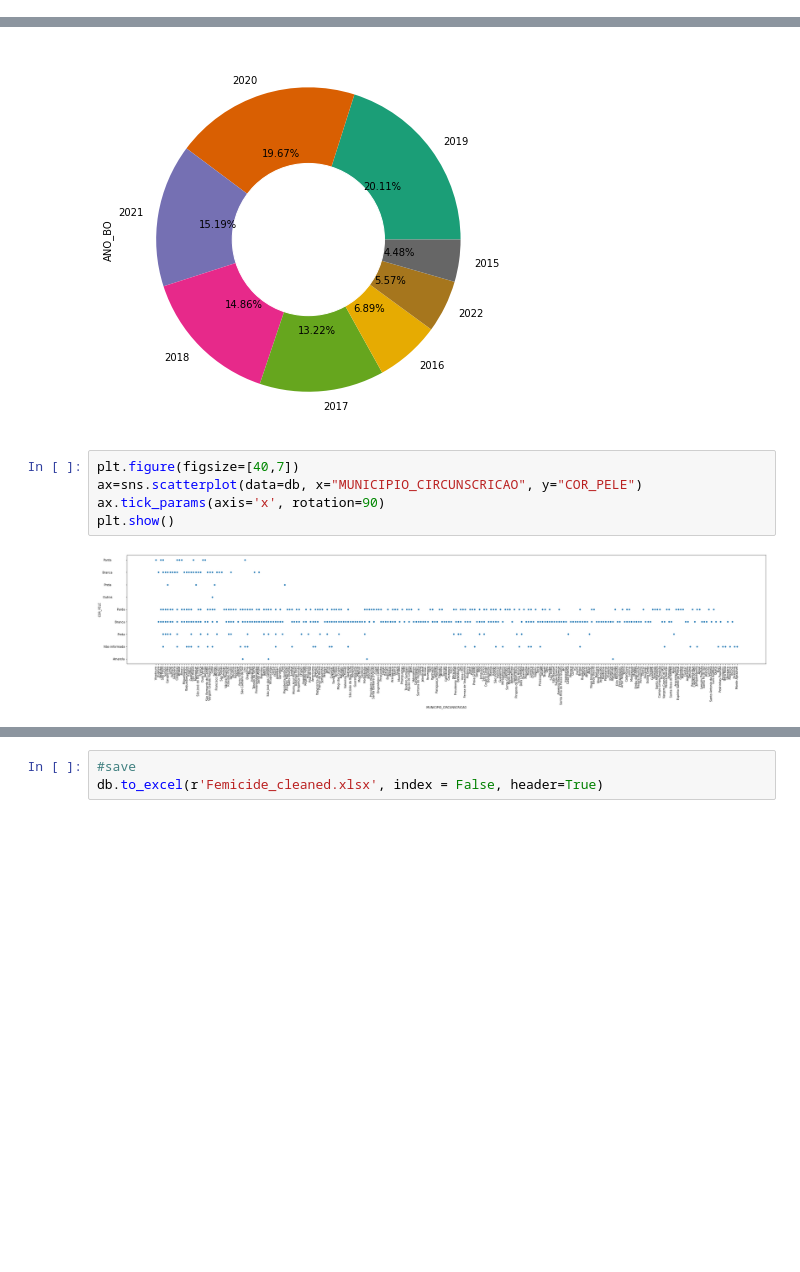
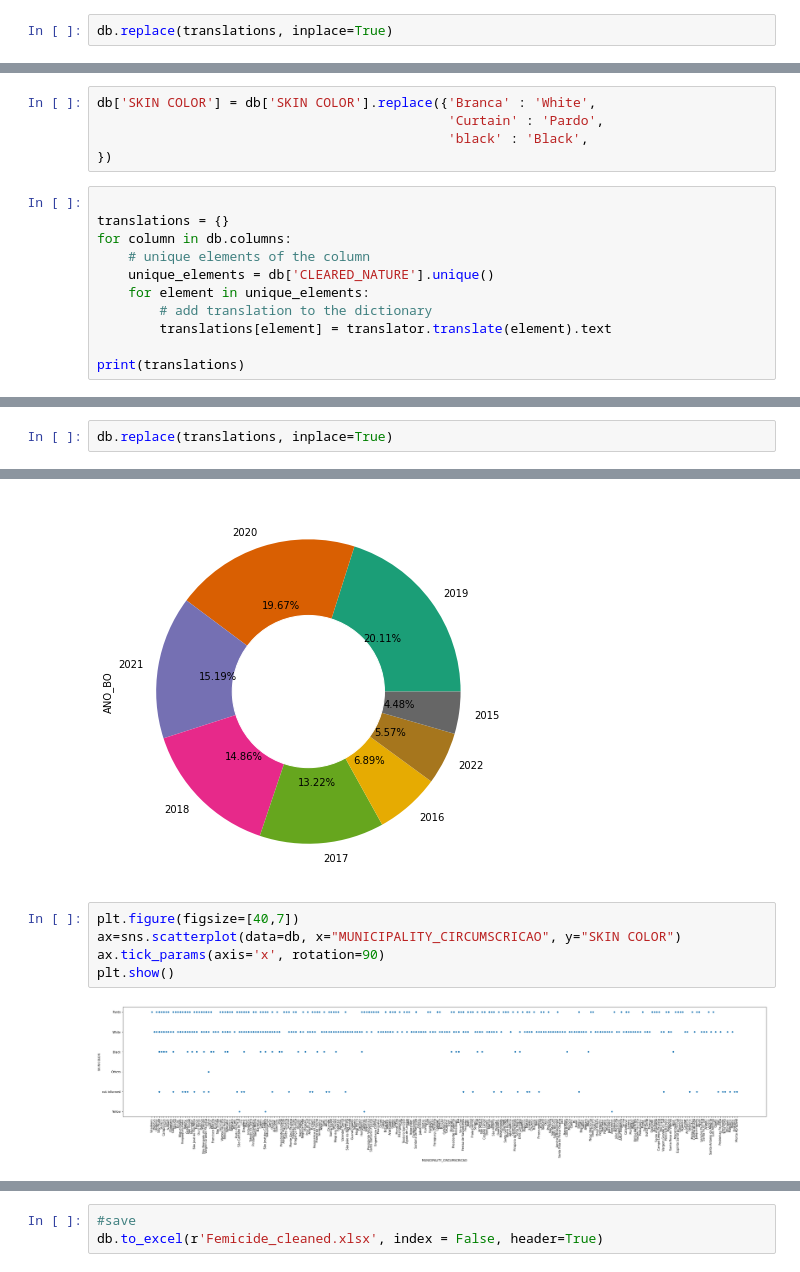
Before and after one commit to gabrielalastra/FemicideSP, a Jupyter notebook: FemicideSP.ipynb, the cells around one changed output, grey strips where cells are left out. Cells and saved outputs as stored; diff of their text form; blank space fills up the shorter version.

Commit message:
google translate and replace handly

```diff
--- a/FemicideSP.ipynb
+++ b/FemicideSP.ipynb
@@ -216,0 +317,2 @@ memory usage: 117.2+ KB
+# %%
+db.replace(translations, inplace=True)
@@ -216,0 +329,16 @@ memory usage: 117.2+ KB
+# %%
+db['SKIN COLOR'] = db['SKIN COLOR'].replace({'Branca' : 'White',
+                                             'Curtain' : 'Pardo',
+                                             'black' : 'Black',
+})
+# %%
+
+translations = {}
+for column in db.columns:
+    # unique elements of the column
+    unique_elements = db['CLEARED_NATURE'].unique()
+    for element in unique_elements:
+        # add translation to the dictionary
+        translations[element] = translator.translate(element).text
+
+print(translations)
@@ -216,0 +347,2 @@ memory usage: 117.2+ KB
+# %%
+db.replace(translations, inplace=True)
@@ -231,11 +375,11 @@ plt.show()
 [figure]
 # %%
 plt.figure(figsize=[40,7])
-ax=sns.scatterplot(data=db, x="MUNICIPIO_CIRCUNSCRICAO", y="COR_PELE")
+ax=sns.scatterplot(data=db, x="MUNICIPALITY_CIRCUMSCRICAO", y="SKIN COLOR")
 ax.tick_params(axis='x', rotation=90)
 plt.show()
 # %% [output]
-[figure, old version]
+[figure, new version]
 # %%
 plt.figure(figsize=[14,8])
 ax = sns.countplot(y="DESC_TIPOLOCAL", data=db, palette='rocket', order=db['DESC_TIPOLOCAL'].value_counts().index)
```
Also changed, not shown: parts of 25 cells of this notebook.
